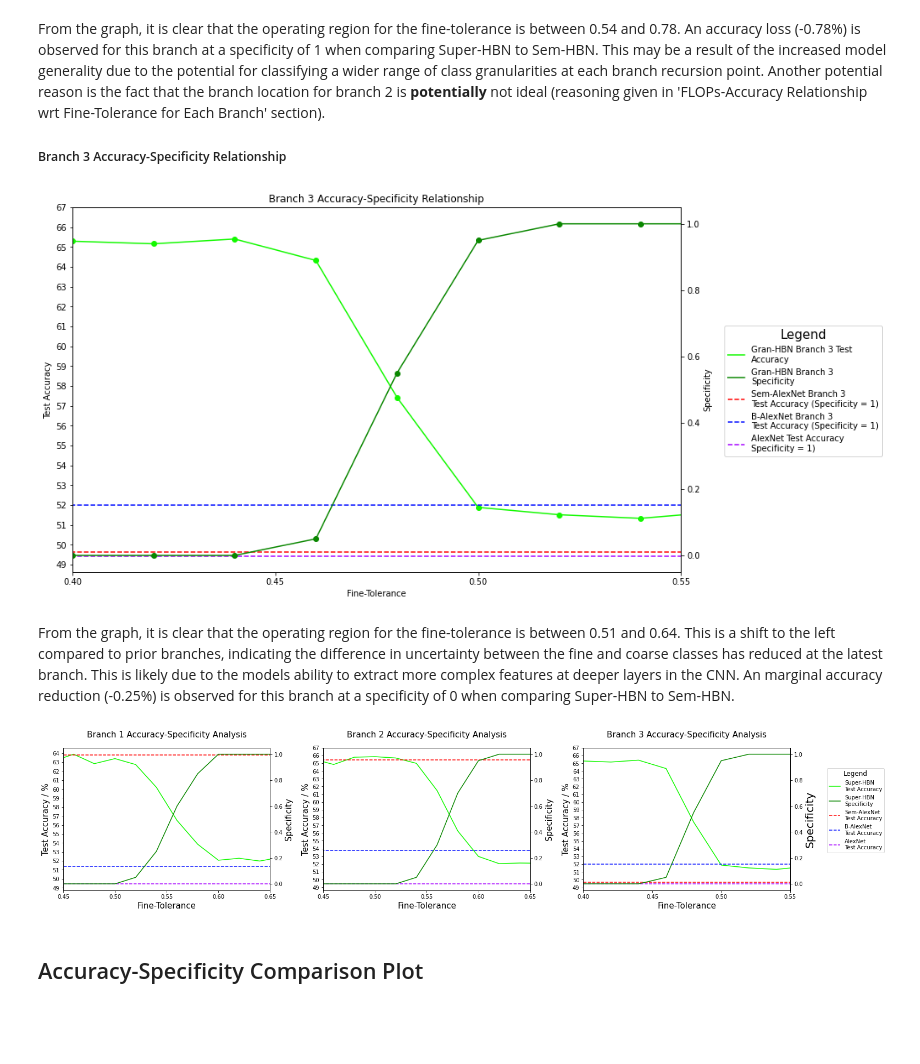
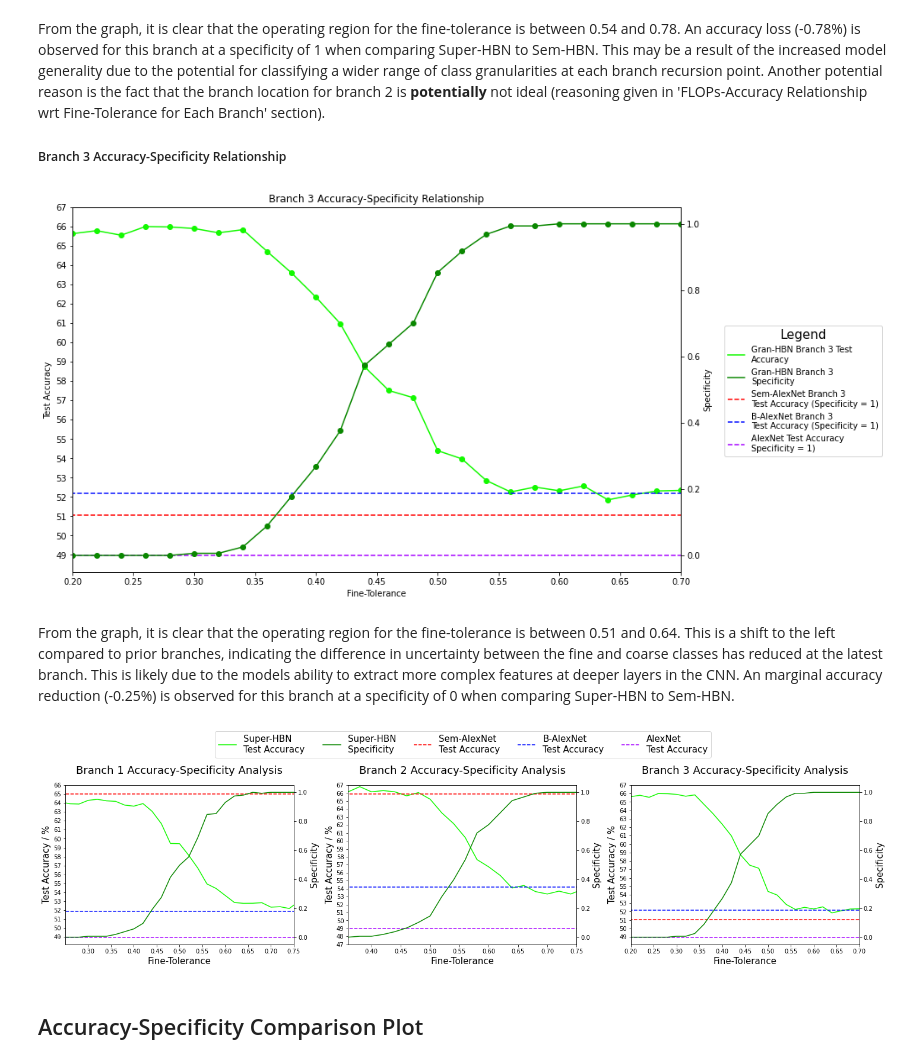
Before and after one commit to ben-sanati/Class-Granular-Classifications, a Jupyter notebook: analysis.ipynb, the cells around one changed output. Saved outputs shown, nothing was run; the diff lists cells and outputs as text; code cells hidden in the pictures; blank space fills up the shorter version.

Commit message:
Analysis Completed

```diff
--- a/analysis.ipynb
+++ b/analysis.ipynb
@@ -356,7 +358,7 @@ axes.set_ylabel("Test Accuracy")
 axes1.set_ylabel("Specificity")
 axes.set_xticks(np.arange(0.15, 1.1, 0.05))
 axes.set_yticks(np.arange(49, 68, 1))
-axes.set_xlim(0.4, 0.55)
+axes.set_xlim(0.2, 0.7)
 
 plts = plot1 + plot2 + plot3 + plot4 + plot5
 labels = [p.get_label() for p in plts]
@@ -364,7 +366,7 @@ fig.legend(plts, labels, title='Legend',title_fontsize=15,loc='center left', bbo
 
 plt.show()
 # %% [output]
-[figure, old version]
+[figure, new version]
 # %% [markdown]
 From the graph, it is clear that the operating region for the fine-tolerance is between 0.51 and 0.64. This is a shift to the left compared to prior branches, indicating the difference in uncertainty between the fine and coarse classes has reduced at the latest branch. This is likely due to the models ability to extract more complex features at deeper layers in the CNN. An marginal accuracy reduction (-0.25%) is observed for this branch at a specificity of 0 when comparing Super-HBN to Sem-HBN.
 # %%
@@ -406,45 +408,46 @@ plot3c = axes[2].plot(fine_tolerance, [Sem_HBN_results_branch3['test_accuracy']]
 plot4c = axes[2].plot(fine_tolerance, [BranchyAlexNet_results_branch3['test_accuracy']] * len(fine_tolerance), c="#000CFF", linestyle='dashed', label="B-AlexNet Branch 3\nTest Accuracy (Specificity = 1)")
 plot5c = axes[2].plot(fine_tolerance, [AlexNet_results['test_accuracy']] * len(fine_tolerance), c="#A600FF", linestyle='dashed', label="AlexNet Test Accuracy\nSpecificity = 1)")
 
 # plot 1 config
-axes[0].set_title("Branch 1 Accuracy-Specificity Analysis", y=1.05, fontsize=15)
+axes[0].set_title("Branch 1 Accuracy-Specificity Analysis", y=1.05, fontsize=18)
 axes[0].set_xlabel("Fine-Tolerance", fontsize=15)
 axes[0].set_ylabel("Test Accuracy / %", fontsize=15)
 axes1a.set_ylabel("Specificity", fontsize=15)
 axes[0].set_xticks(np.arange(0.3, 1.1, 0.05))
-axes[0].set_yticks(np.arange(49, 65, 1))
-axes[0].set_xlim(0.45, 0.65)
+axes[0].set_yticks(np.arange(49, 67, 1))
+axes[0].set_xlim(0.25, 0.75)
 axes[0].tick_params(axis='both', which='major')
 axes1a.tick_params(axis='both', which='major')
 
 # plot 2 config
-axes[1].set_title("Branch 2 Accuracy-Specificity Analysis", y=1.05, fontsize=15)
+axes[1].set_title("Branch 2 Accuracy-Specificity Analysis", y=1.05, fontsize=18)
 axes[1].set_xlabel("Fine-Tolerance", fontsize=15)
 axes[1].set_ylabel("Test Accuracy / %", fontsize=15)
 axes1b.set_ylabel("Specificity", fontsize=15)
 axes[1].set_xticks(np.arange(0.15, 1.1, 0.05))
-axes[1].set_yticks(np.arange(49, 68, 1))
-axes[1].set_xlim(0.45, 0.65)
+axes[1].set_yticks(np.arange(47, 68, 1))
+axes[1].set_xlim(0.36, 0.75)
+axes[1].set_ylim(47, 67)
 
 # plot 3 config
-axes[2].set_title("Branch 3 Accuracy-Specificity Analysis", y=1.05, fontsize=15)
+axes[2].set_title("Branch 3 Accuracy-Specificity Analysis", y=1.05, fontsize=18)
 axes[2].set_xlabel("Fine-Tolerance", fontsize=15)
 axes[2].set_ylabel("Test Accuracy / %", fontsize=15)
-axes1c.set_ylabel("Specificity", fontsize=20)
+axes1c.set_ylabel("Specificity", fontsize=15)
 axes[2].set_xticks(np.arange(0.15, 1.1, 0.05))
 axes[2].set_yticks(np.arange(49, 68, 1))
-axes[2].set_xlim(0.4, 0.55)
+axes[2].set_xlim(0.2, 0.7)
 
-plt.rc('font', size=15)
+plt.rc('font', size=10)
 
 plts = plot1a + plot2a + plot3a + plot4a + plot5a
 labels = [p.get_label() for p in plts]
-fig.legend(plts, labels, title='Legend',title_fontsize=12, fontsize=10,loc='center left', bbox_to_anchor=(1, 0.55))
+fig.legend(plts, labels, title_fontsize=12, fontsize=15, loc='upper center', ncol=len(plts), bbox_to_anchor=(0.5, 1.15))
 
 fig.tight_layout()
 plt.show()
 # %% [output]
-[figure, old version]
+[figure, new version]
 # %% [markdown]
 ## Accuracy-Specificity Comparison Plot
 # %%
```
Also changed, not shown: parts of 29 cells of this notebook, 19 other files.
